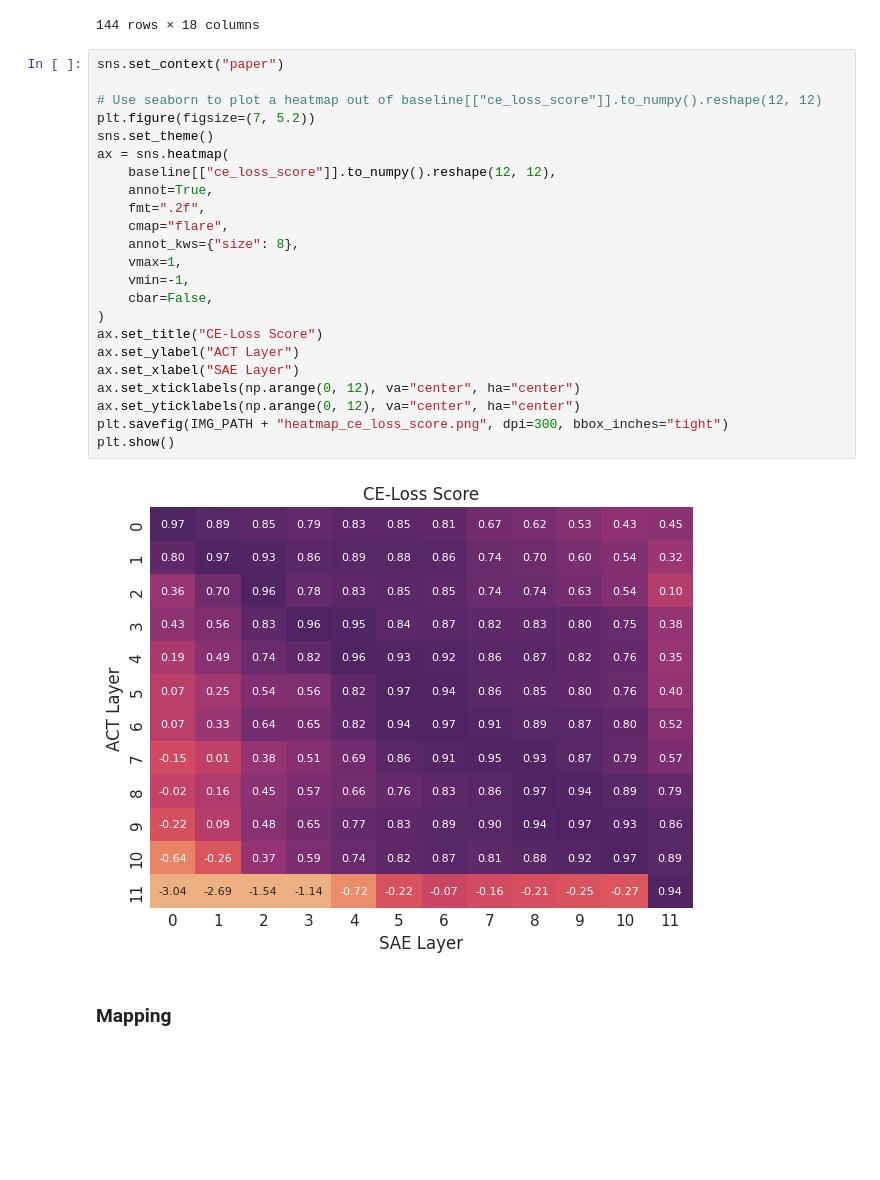
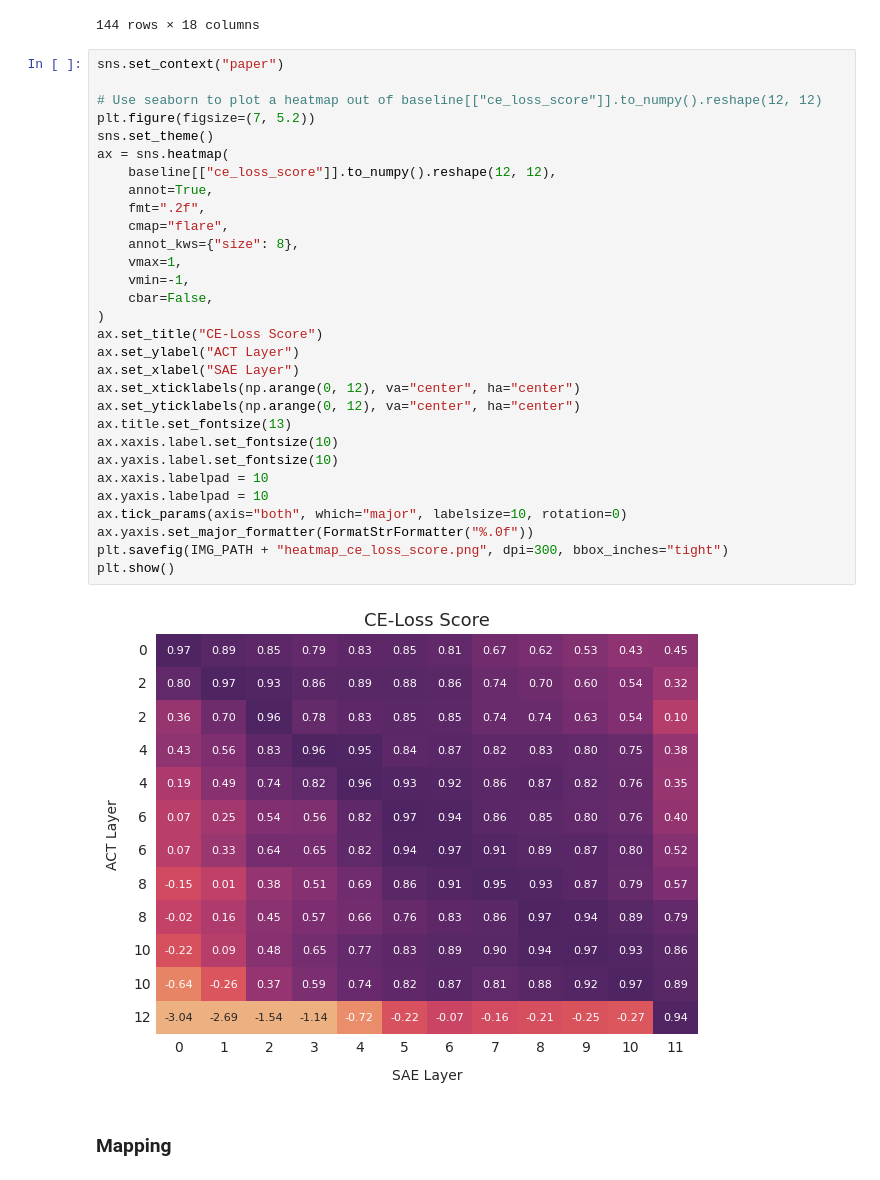
Before and after one commit to ghidav/sae-transfer-learning, a Jupyter notebook: paper_plot.ipynb, the cells around one changed output. Drawn from its saved outputs; the diff is of its cells as text; blank space fills up the shorter version.

```diff
--- a/paper_plot.ipynb
+++ b/paper_plot.ipynb
@@ -80,28 +80,35 @@ baseline
 # %%
 sns.set_context("paper")
 
 # Use seaborn to plot a heatmap out of baseline[["ce_loss_score"]].to_numpy().reshape(12, 12)
 plt.figure(figsize=(7, 5.2))
 sns.set_theme()
 ax = sns.heatmap(
     baseline[["ce_loss_score"]].to_numpy().reshape(12, 12),
     annot=True,
     fmt=".2f",
     cmap="flare",
     annot_kws={"size": 8},
     vmax=1,
     vmin=-1,
     cbar=False,
 )
 ax.set_title("CE-Loss Score")
 ax.set_ylabel("ACT Layer")
 ax.set_xlabel("SAE Layer")
 ax.set_xticklabels(np.arange(0, 12), va="center", ha="center")
 ax.set_yticklabels(np.arange(0, 12), va="center", ha="center")
+ax.title.set_fontsize(13)
+ax.xaxis.label.set_fontsize(10)
+ax.yaxis.label.set_fontsize(10)
+ax.xaxis.labelpad = 10
+ax.yaxis.labelpad = 10
+ax.tick_params(axis="both", which="major", labelsize=10, rotation=0)
+ax.yaxis.set_major_formatter(FormatStrFormatter("%.0f"))
 plt.savefig(IMG_PATH + "heatmap_ce_loss_score.png", dpi=300, bbox_inches="tight")
 plt.show()
 # %% [output]
-[figure, old version]
+[figure, new version]
 # %% [markdown]
 ### Mapping
 # %%
```
Also changed, not shown: parts of 12 cells of this notebook.
